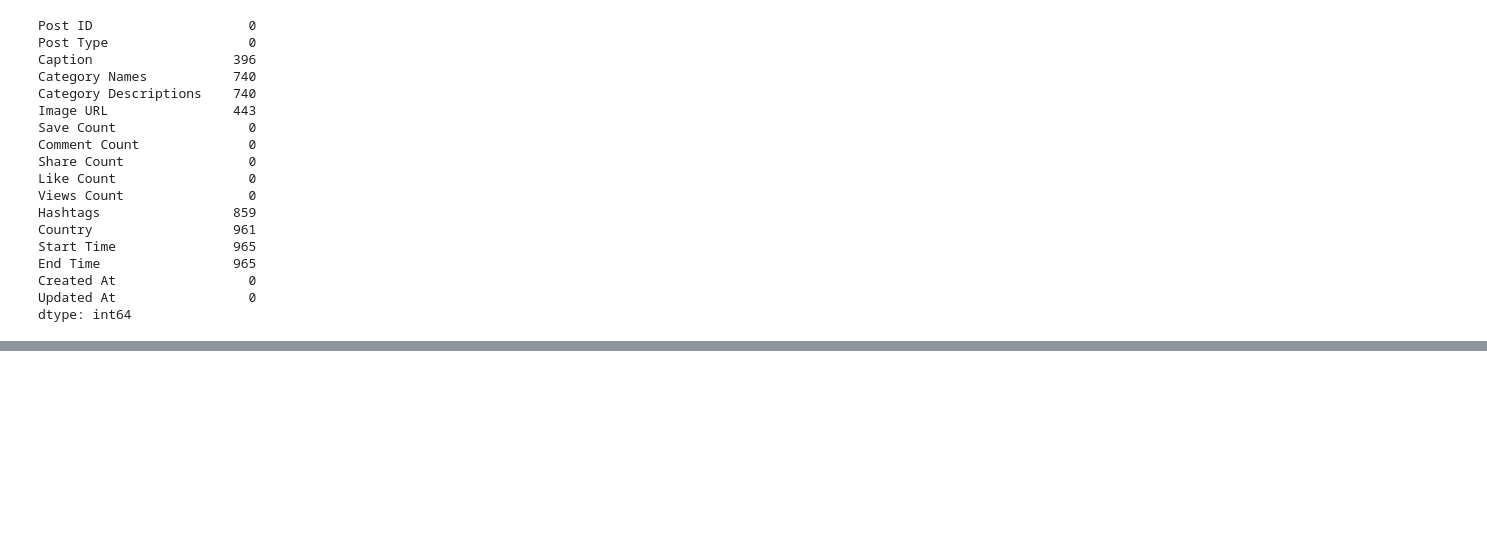
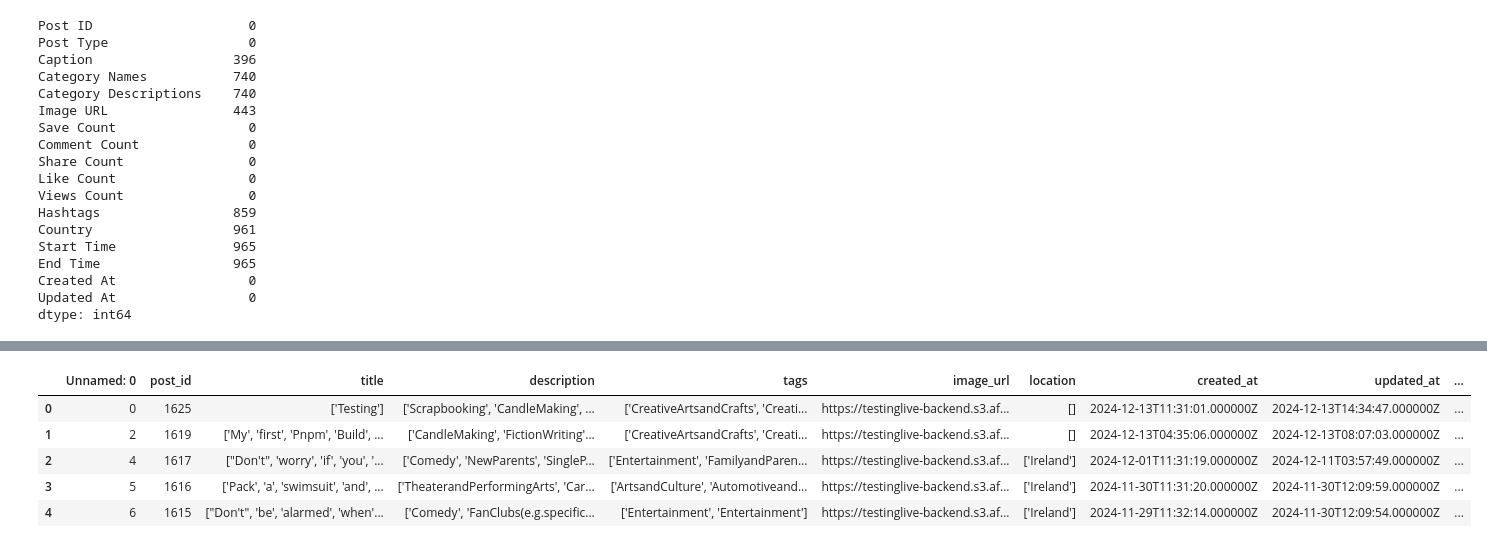
Before and after one commit to ajeditz/Recommender-Program, a Jupyter notebook: preprocessing_posts.ipynb, the cells around one changed output, grey strips where cells are left out. Drawn from its saved outputs; the diff is of its cells as text; code cells hidden in the pictures; blank space fills up the shorter version.

```diff
--- a/preprocessing_posts.ipynb
+++ b/preprocessing_posts.ipynb
@@ -36,0 +214,2 @@ posts_df.dropna(subset=['Category Names','Category Descriptions'],inplace=True)
+# %%
+processed_df=pd.read_csv("posts_data_preprocessed.csv",index_col=False)
@@ -36,0 +227,2 @@ posts_df.dropna(subset=['Category Names','Category Descriptions'],inplace=True)
+# %%
+processed_df['combined_text']=processed_df['title'] +processed_df['location']+processed_df['description']+processed_df['tags']
@@ -36,0 +258,26 @@ posts_df.dropna(subset=['Category Names','Category Descriptions'],inplace=True)
+# %%
+import ast
+def clean_text(text):
+    try:
+        # Replace any invalid formatting (e.g., concatenated lists) with a space
+        text = text.replace('][', ', ')  # Fix concatenated lists like "[]]["
+
+        # Safely convert the string representation of a list to an actual list
+        text_list = ast.literal_eval(text) if text else []
+
+        # If there are no elements in the list, return an empty string, but don't discard other valid parts
+        return ' '.join(text_list) if text_list else text
+    except (SyntaxError, ValueError):
+        # In case of parsing issues, return the original text (handling edge cases)
+        return text
+# %%
+processed_df['combined_text']=processed_df['combined_text'].apply(clean_text)
+# %%
+processed_df.head()
+# %% [output]
+|  | Unnamed: 0 | post_id | title | description | tags | image_url | location | created_at | updated_at | ... |
+| 0 | 0 | 1625 | ['Testing'] | ['Scrapbooking', 'CandleMaking', ... | ['CreativeArtsandCrafts', 'Creati... | https://testinglive-backend.s3.af... | [] | 2024-12-13T11:31:01.000000Z | 2024-12-13T14:34:47.000000Z | ... |
+| 1 | 2 | 1619 | ['My', 'first', 'Pnpm', 'Build', ... | ['CandleMaking', 'FictionWriting'... | ['CreativeArtsandCrafts', 'Creati... | https://testinglive-backend.s3.af... | [] | 2024-12-13T04:35:06.000000Z | 2024-12-13T08:07:03.000000Z | ... |
+| 2 | 4 | 1617 | ["Don't", 'worry', 'if', 'you', '... | ['Comedy', 'NewParents', 'SingleP... | ['Entertainment', 'FamilyandParen... | https://testinglive-backend.s3.af... | ['Ireland'] | 2024-12-01T11:31:19.000000Z | 2024-12-11T03:57:49.000000Z | ... |
+| 3 | 5 | 1616 | ['Pack', 'a', 'swimsuit', 'and', ... | ['TheaterandPerformingArts', 'Car... | ['ArtsandCulture', 'Automotiveand... | https://testinglive-backend.s3.af... | ['Ireland'] | 2024-11-30T11:31:20.000000Z | 2024-11-30T12:09:59.000000Z | ... |
+| 4 | 6 | 1615 | ["Don't", 'be', 'alarmed', 'when'... | ['Comedy', 'FanClubs(e.g.specific... | ['Entertainment', 'Entertainment'] | https://testinglive-backend.s3.af... | ['Ireland'] | 2024-11-29T11:32:14.000000Z | 2024-11-30T12:09:54.000000Z | ... |
```
Also changed, not shown: parts of 40 cells of this notebook, 1 other file.
